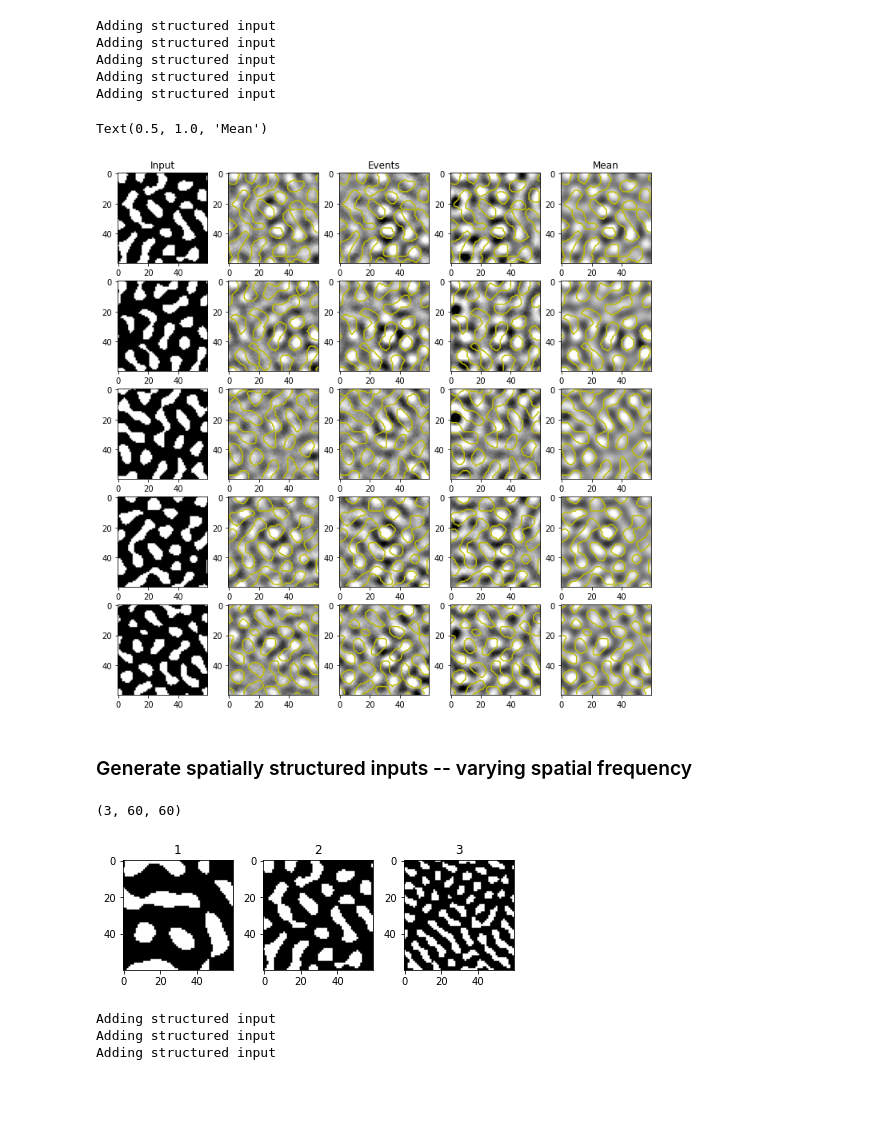
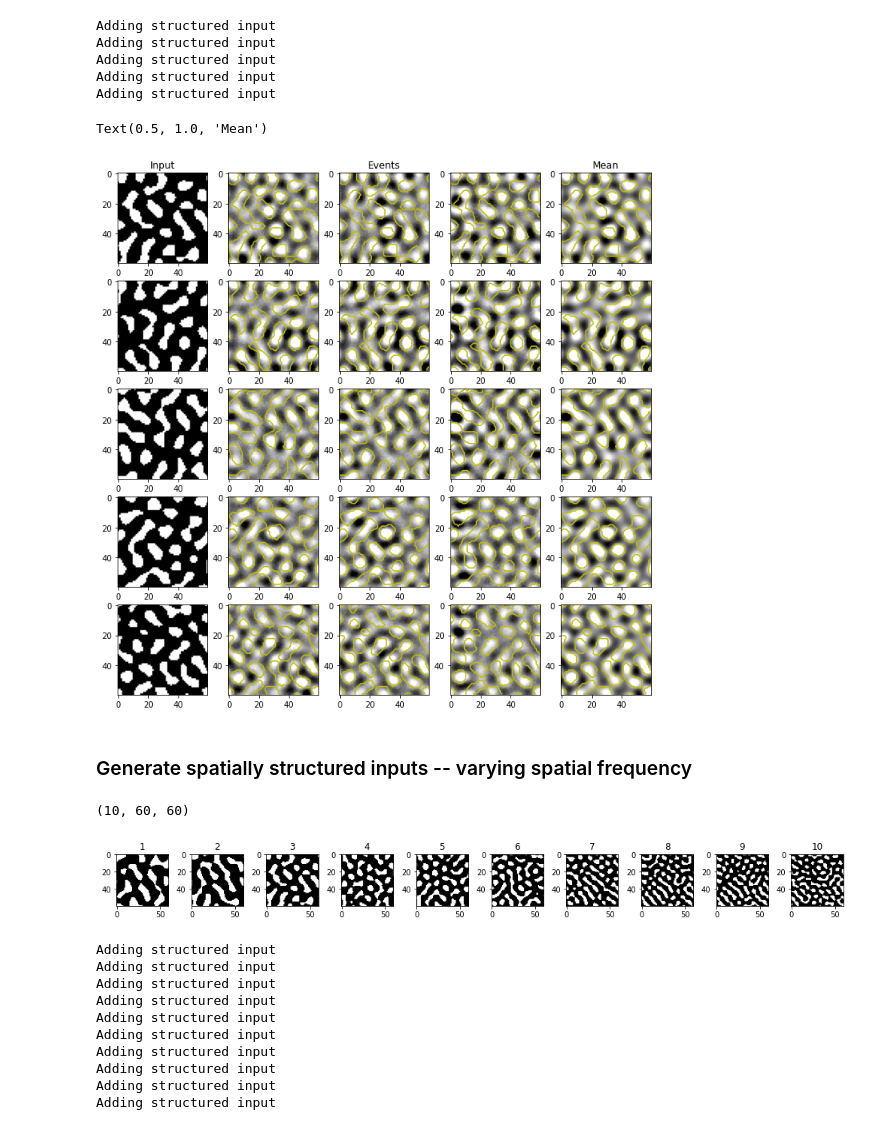
Before and after one commit to SmithNeuroLab/uniform_opto, a Jupyter notebook: linearLELI_demo.ipynb, the cells around one changed output. Cells and saved outputs as stored; diff of their text form; code cells hidden in the pictures; blank space fills up the shorter version.

```diff
--- a/linearLELI_demo.ipynb
+++ b/linearLELI_demo.ipynb
@@ -19,17 +22,18 @@ networkSize=(60,60)  #(N,M) in pixels
 n_patterns=5         # number of stimuli
 nevents=40           # trials per stimulus pattern
 h=0.4                  # heterogenity (range 0-1)
-perc_amp=0.1         #strength of structured component of input
+perc_amp=0.2         #strength of structured component of input
 seed=1              # random noise seed
 
 sigmamax=1.8
 inhib_factor=2
-network_resolution=runModel_v2.calcSpatialScale(sigmax=sigmamax,inh_factor=inhib_factor)
+network_resolution=runModel.calcSpatialScale(sigmax=sigmamax,inh_factor=inhib_factor)
 # %% [markdown]
 ## Run model -- uniform input
 # %%
 #Run model
-evts,inputs=runModel_v2.runModel(networkSize=networkSize,nevents=nevents,index=seed,structured_input=None,strength_deformation=h)
+evts,inputs=runModel.runModel(networkSize=networkSize,nevents=nevents,index=seed,structured_input=None,strength_deformation=h)
+spontaneous_evts=evts
 # %%
 #Plot inputs
 ncols=5
@@ -58,7 +62,7 @@ Text(0, 0.5, 'Outputs')
 low=4
 high=6
 
-input_patterns=runModel_v2.generateRandomBandpassPatterns(low,high,imgSize=networkSize,npatterns=n_patterns,seed=81622)
+input_patterns=runModel.generateRandomBandpassPatterns(low,high,imgSize=networkSize,npatterns=n_patterns,seed=81622)
 
 #binarize (optional)
 input_patterns=np.array(input_patterns>np.percentile(input_patterns,68),dtype='float')
@@ -83,7 +87,7 @@ for structured_input in input_patterns:
     max1=np.max(structured_input)
     structured_input=(structured_input-min1)/(max1-min1)
 
-    evts,inputs=runModel_v2.runModel(networkSize=networkSize,nevents=nevents,index=seed,structured_input=structured_input,structured_amp=perc_amp,strength_deformation=h)
+    evts,inputs=runModel.runModel(networkSize=networkSize,nevents=nevents,index=seed,structured_input=structured_input,structured_amp=perc_amp,strength_deformation=h)
     stim_events.append(evts)
 # %% [output]
 Adding structured input
@@ -123,35 +127,35 @@ axes[0,2].set_title('Events')
 axes[0,4].set_title('Mean')
 # %% [output]
 Text(0.5, 1.0, 'Mean')
-[figure, old version]
+[figure, new version]
 # %% [markdown]
 ### Generate spatially structured inputs -- varying spatial frequency
 # %%
 #bandpass cutoffs (pixels)
-spat_freqs=[2,4,7]
+spat_freqs=[3,3.5,4,4.5,5,5.5,6,6.5,7,7.5]
 bw_step=2   #bandwidth step size
 n_patterns2=1
 
 inputs=[]
 for spat_freq in spat_freqs:
-    input_patterns=runModel_v2.generateRandomBandpassPatterns(spat_freq,spat_freq+bw_step,imgSize=networkSize,npatterns=n_patterns2,seed=81622)
+    input_patterns=runModel.generateRandomBandpassPatterns(spat_freq,spat_freq+bw_step,imgSize=networkSize,npatterns=n_patterns2,seed=81622)
 
     #binarize (optional)
     input_patterns=np.array(input_patterns>np.percentile(input_patterns,68),dtype='float')
     inputs.append(np.array(input_patterns))
 
 input_patterns=np.squeeze(np.array(inputs))
 print(input_patterns.shape)
 
 #show patterns
-fig,axes=plt.subplots(1,3)
+fig,axes=plt.subplots(1,len(spat_freqs),figsize=(14,2))
 for ipattern, pattern in enumerate(input_patterns):
     axes[ipattern].imshow(pattern,cmap=cm.gray)
     axes[ipattern].set_title(str(ipattern+1))
 plt.tight_layout()
 # %% [output]
-(3, 60, 60)
+(10, 60, 60)
-[figure, old version]
+[figure, new version]
 # %%
 # Run model
 stim_events=[]
@@ -162,12 +166,20 @@ for structured_input in input_patterns:
     max1=np.max(structured_input)
     structured_input=(structured_input-min1)/(max1-min1)
 
-    evts,inputs=runModel_v2.runModel(networkSize=networkSize,nevents=nevents,index=seed,structured_input=structured_input,structured_amp=perc_amp,strength_deformation=h)
+    evts,inputs=runModel.runModel(networkSize=networkSize,nevents=nevents,index=seed,structured_input=structured_input,structured_amp=perc_amp,strength_deformation=h)
+
     stim_events.append(evts)
 # %% [output]
 Adding structured input
 Adding structured input
 Adding structured input
+Adding structured input
+Adding structured input
+Adding structured input
+Adding structured input
+Adding structured input
+Adding structured input
+Adding structured input
 # %%
 #Plot patterns
 n_examples=3
```
Also changed, not shown: parts of 9 cells of this notebook.
